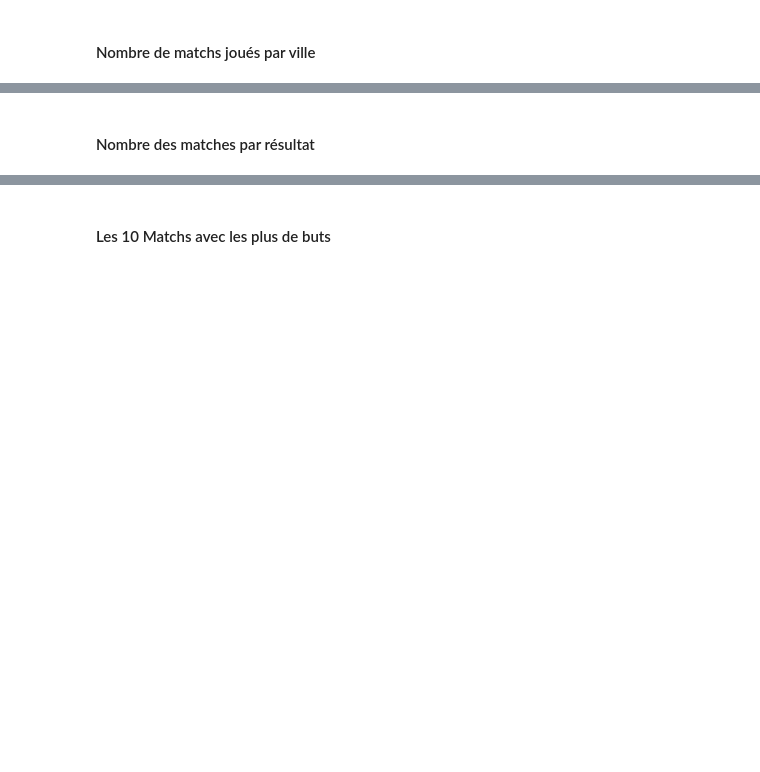
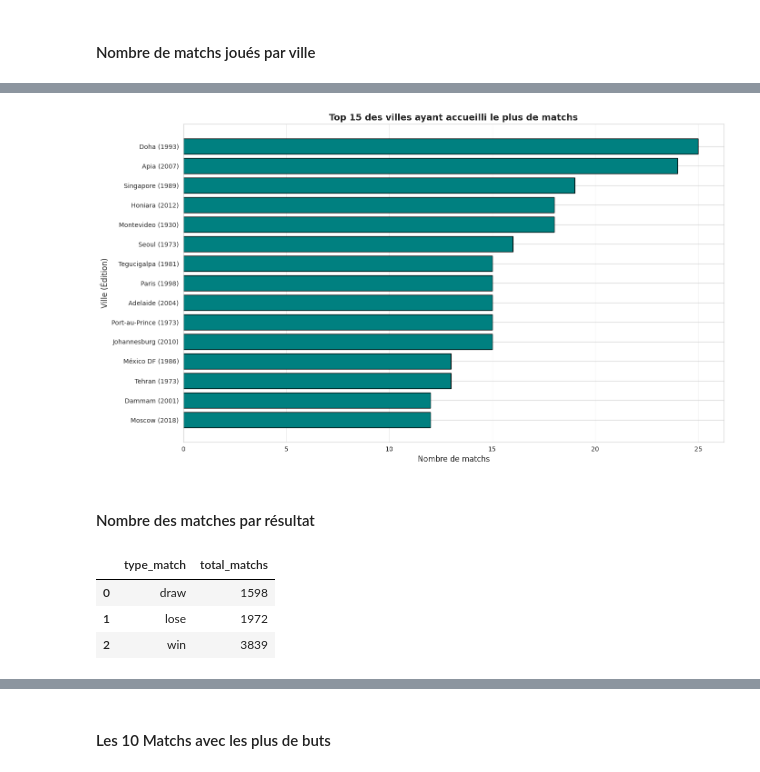
Before and after one commit to Simplon-DE-P1-2025/Brief-2-ETL-de-donn-es-footballistiques-Wickets-Sprinters, a Jupyter notebook: src/eda/eda_kaouter.ipynb, the cells around one changed output, grey strips where cells are left out. Drawn from its saved outputs; the diff is of its cells as text; code cells hidden in the pictures; blank space fills up the shorter version.

```diff
--- a/src/eda/eda_kaouter.ipynb
+++ b/src/eda/eda_kaouter.ipynb
@@ -234,13 +309,14 @@ df_req7
 # %% [markdown]
 #### Nombre de matchs joués par ville
 # %%
-df_req3 = """SELECT edition, city, COUNT(*) AS total_matchs
+df_req4 = """SELECT edition, city, COUNT(*) AS total_matchs
 FROM matches
+where edition <> '2022'
 GROUP BY edition, city
 ORDER BY total_matchs DESC;"""
 
-df_req3 = select_to_dataframe(
+df_req4 = select_to_dataframe(
     engine,
-    df_req3
+    df_req4
 )
-df_req3
+df_req4
@@ -247,7 +337,23 @@ df_req3
+# %%
+# Top 15 villes avec le plus de matchs
+top_cities = df_req4.nlargest(15, 'total_matchs')
+
+plt.figure(figsize=(14, 8))
+plt.barh(range(len(top_cities)), top_cities['total_matchs'], color='teal', edgecolor='black')
+plt.yticks(range(len(top_cities)), [f"{row['city']} ({row['edition']})" for _, row in top_cities.iterrows()])
+plt.xlabel('Nombre de matchs', fontsize=12)
+plt.ylabel('Ville (Édition)', fontsize=12)
+plt.title('Top 15 des villes ayant accueilli le plus de matchs', fontsize=14, fontweight='bold')
+plt.gca().invert_yaxis()
+plt.grid(axis='x', alpha=0.3)
+plt.tight_layout()
+plt.show()
+# %% [output]
+[figure, added]
 # %% [markdown]
 #### Nombre des matches par résultat
 # %%
-df_req4 = """ SELECT
+df_req5 = """ SELECT
     CASE
         WHEN home_result = away_result THEN 'draw'
         WHEN home_result > away_result THEN 'win'
@@ -255,10 +361,17 @@ df_req4 = """ SELECT
     END AS type_match,
     COUNT(*) AS total_matchs
 FROM matches
+WHERE home_result <> -999
+AND away_result <> -999
 GROUP BY type_match;"""
 
-df_req4 = select_to_dataframe(
+df_req5 = select_to_dataframe(
     engine,
-    df_req4
+    df_req5
 )
-df_req4
+df_req5
+# %% [output]
+|  | type_match | total_matchs |
+| 0 | draw | 1598 |
+| 1 | lose | 1972 |
+| 2 | win | 3839 |
```
Also changed, not shown: parts of 13 cells of this notebook.
